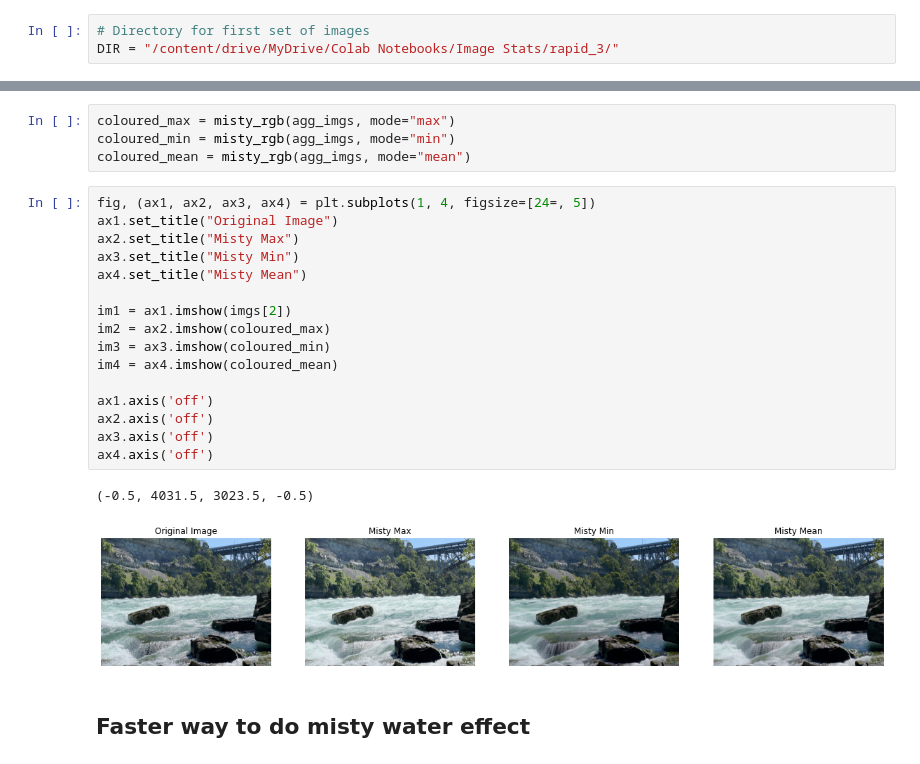
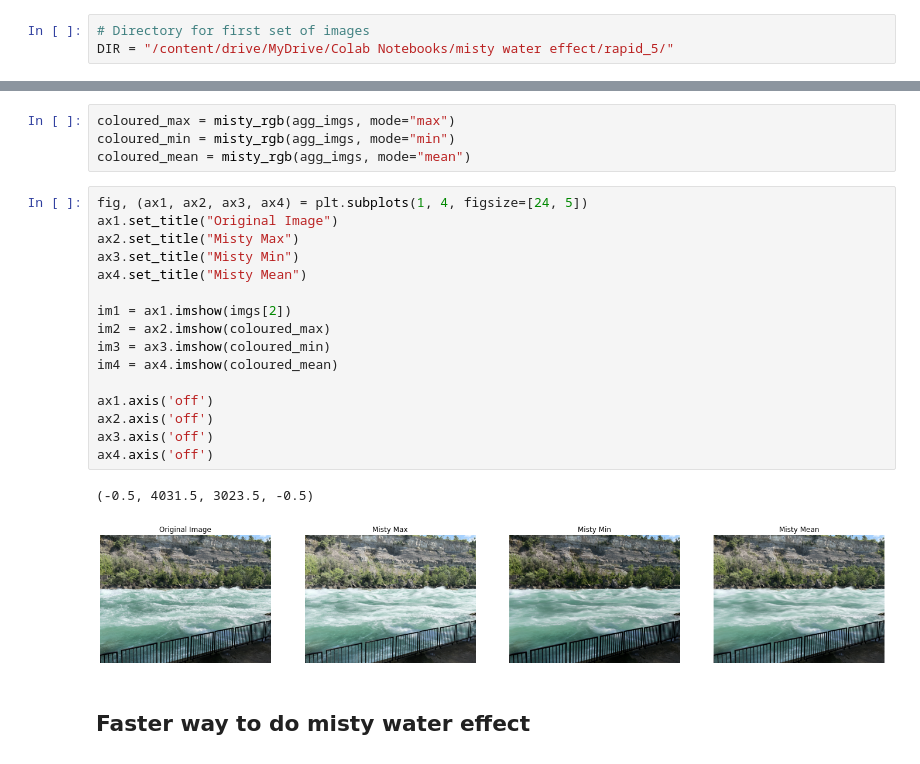
Before and after one commit to uoft-csc320/misty-water-effect, a Jupyter notebook: misty_water_effect.ipynb, the cells around one changed output, grey strips where cells are left out. Cells and saved outputs as stored; diff of their text form.

```diff
--- a/misty_water_effect.ipynb
+++ b/misty_water_effect.ipynb
@@ -16,7 +16,7 @@ drive.mount('drive')
 Drive already mounted at drive; to attempt to forcibly remount, call drive.mount("drive", force_remount=True).
 # %%
 # Directory for first set of images
-DIR = "/content/drive/MyDrive/Colab Notebooks/Image Stats/rapid_3/"
+DIR = "/content/drive/MyDrive/Colab Notebooks/misty water effect/rapid_5/"
 # %% [markdown]
 Lean how to use glob to get filenames in directory.
 # %%
@@ -133,24 +127,24 @@ coloured_max = misty_rgb(agg_imgs, mode="max")
 coloured_min = misty_rgb(agg_imgs, mode="min")
 coloured_mean = misty_rgb(agg_imgs, mode="mean")
 # %%
-fig, (ax1, ax2, ax3, ax4) = plt.subplots(1, 4, figsize=[24=, 5])
+fig, (ax1, ax2, ax3, ax4) = plt.subplots(1, 4, figsize=[24, 5])
 ax1.set_title("Original Image")
 ax2.set_title("Misty Max")
 ax3.set_title("Misty Min")
 ax4.set_title("Misty Mean")
 
 im1 = ax1.imshow(imgs[2])
 im2 = ax2.imshow(coloured_max)
 im3 = ax3.imshow(coloured_min)
 im4 = ax4.imshow(coloured_mean)
 
 ax1.axis('off')
 ax2.axis('off')
 ax3.axis('off')
 ax4.axis('off')
 # %% [output]
 (-0.5, 4031.5, 3023.5, -0.5)
-[figure, old version]
+[figure, new version]
 # %% [markdown]
 ## Faster way to do misty water effect
 # %%
```
Also changed, not shown: parts of 4 cells of this notebook, 4 other files.
